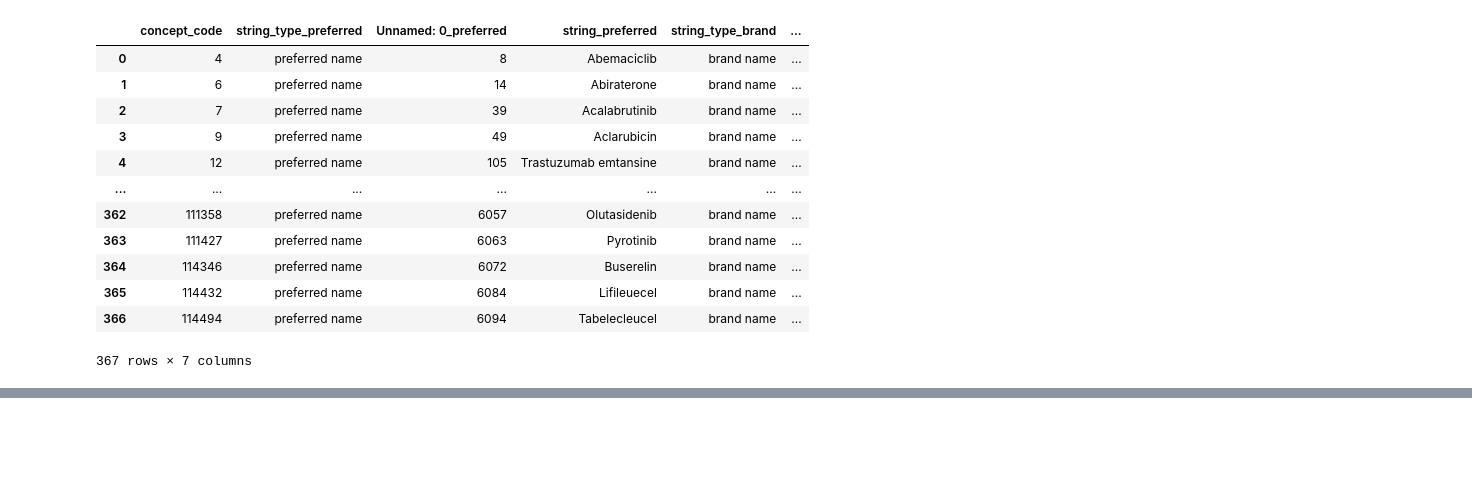
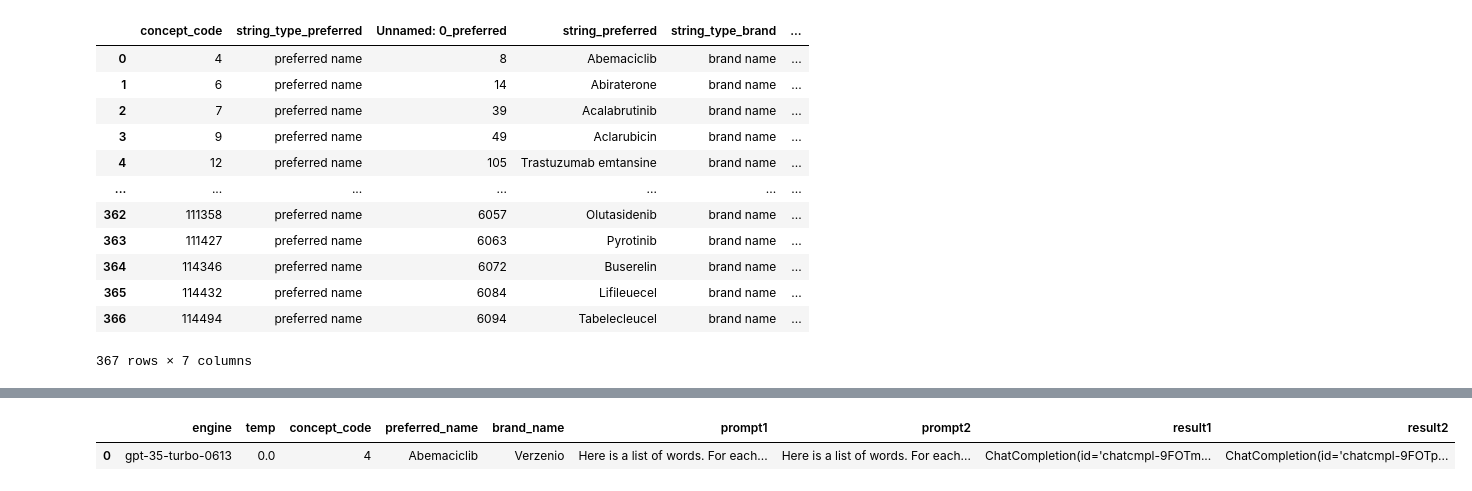
Before and after one commit to BittermanLab/OncoRABBITS, a Jupyter notebook: src/list_preference.ipynb, the cells around one changed output, grey strips where cells are left out. Saved outputs shown, nothing was run; the diff lists cells and outputs as text; code cells hidden in the pictures; blank space fills up the shorter version.

```diff
--- a/src/list_preference.ipynb
+++ b/src/list_preference.ipynb
@@ -201,0 +197,6 @@ def get_extracted_results(df, engine, temp):
+# %%
+total_df = pd.concat(total_results)
+total_df.head(1)
+# %% [output]
+|  | engine | temp | concept_code | preferred_name | brand_name | prompt1 | prompt2 | result1 | result2 |
+| 0 | gpt-35-turbo-0613 | 0.0 | 4 | Abemaciclib | Verzenio | Here is a list of words. For each... | Here is a list of words. For each... | ChatCompletion(id='chatcmpl-9FOTm... | ChatCompletion(id='chatcmpl-9FOTp... |
```
Also changed, not shown: parts of 17 cells of this notebook.
